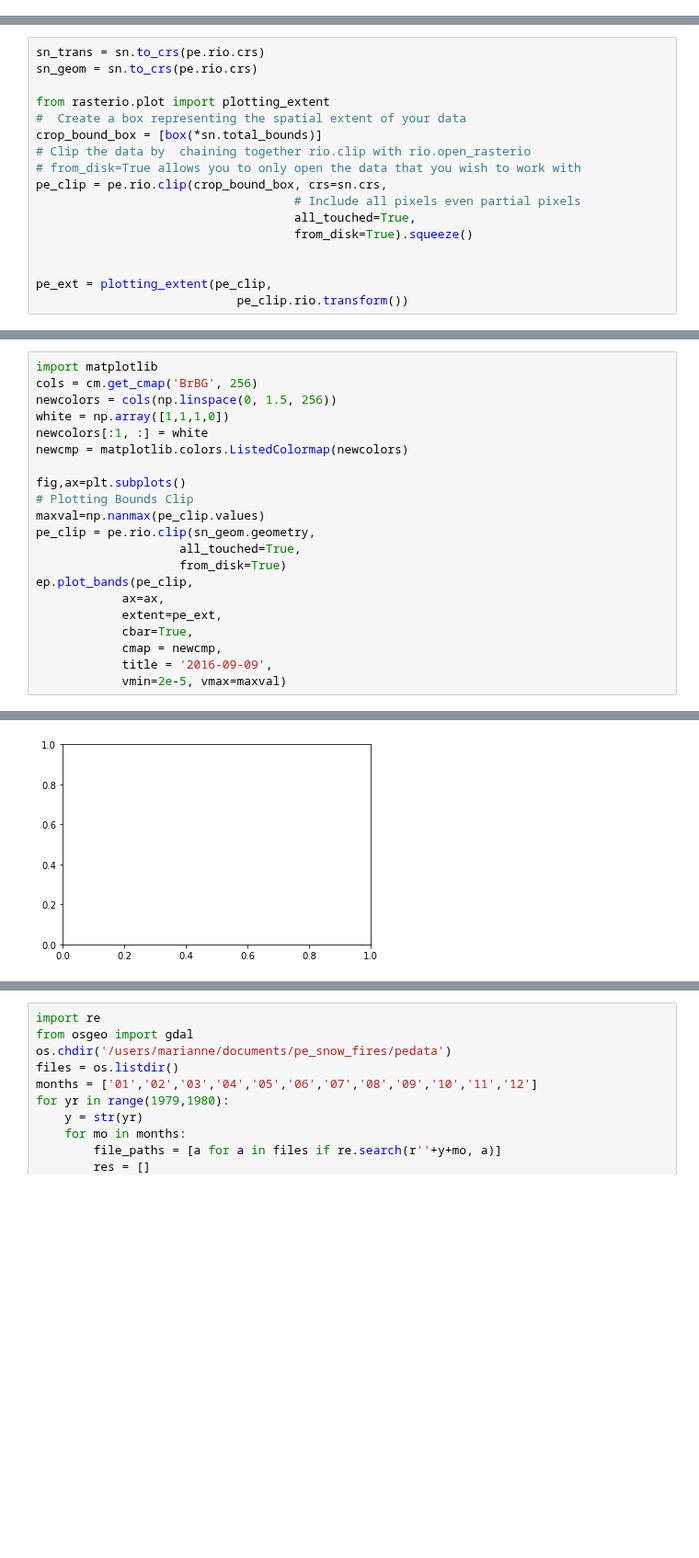
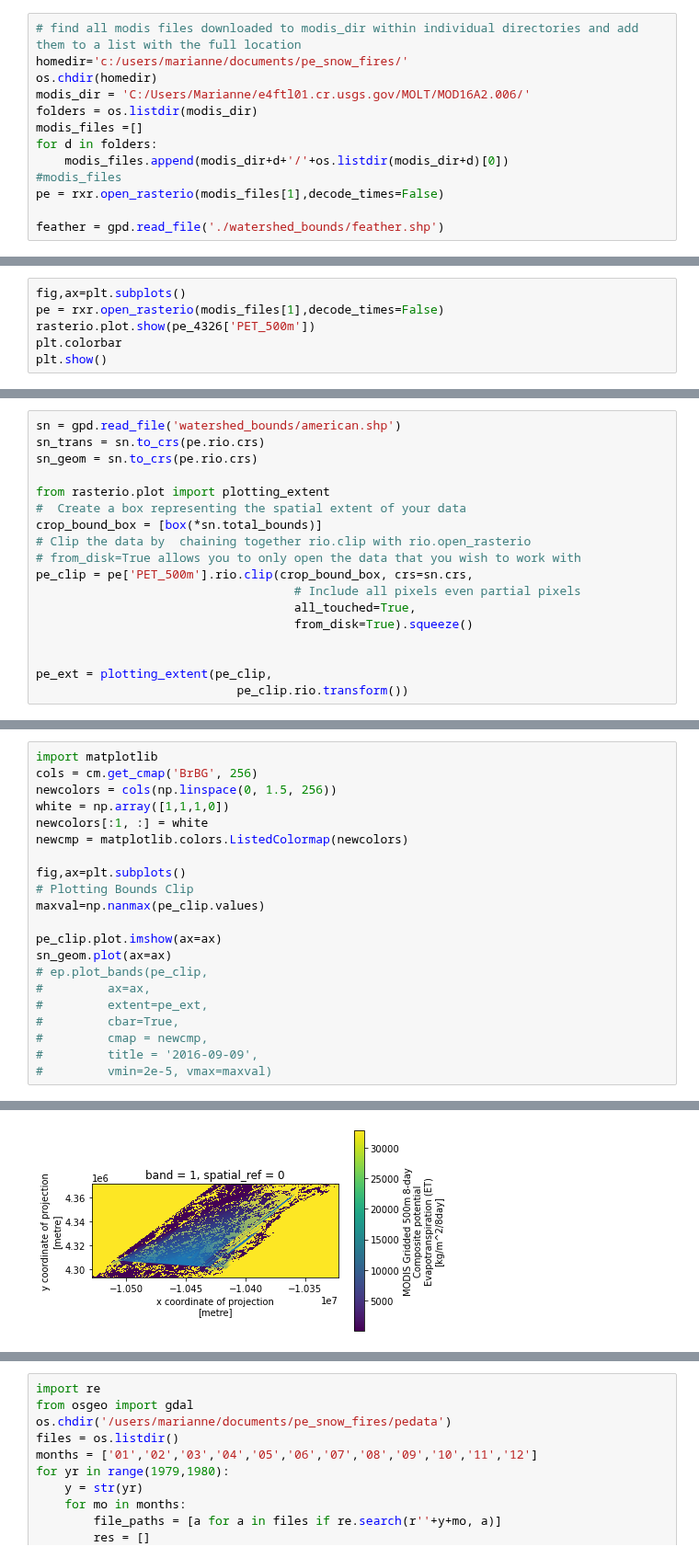
Before and after one commit to mariannecowherd/pe_snow_fires, a Jupyter notebook: scripts/pe_modis.ipynb, the cells around one changed output, grey strips where cells are left out. Shown at 92% size. Drawn from its saved outputs; the diff is of its cells as text; blank space fills up the shorter version.

Commit message:
fix projection issues with modis pe

```diff
--- a/scripts/pe_modis.ipynb
+++ b/scripts/pe_modis.ipynb
@@ -33,0 +24,13 @@ ep.plot_bands(pe,ax=ax,cmap='Blues',vmin=0, vmax=np.nanmax(pe.data))
+# %%
+# find all modis files downloaded to modis_dir within individual directories and add them to a list with the full location
+homedir='c:/users/marianne/documents/pe_snow_fires/'
+os.chdir(homedir)
+modis_dir = 'C:/Users/Marianne/e4ftl01.cr.usgs.gov/MOLT/MOD16A2.006/'
+folders = os.listdir(modis_dir)
+modis_files =[]
+for d in folders:
+    modis_files.append(modis_dir+d+'/'+os.listdir(modis_dir+d)[0])
+#modis_files
+pe = rxr.open_rasterio(modis_files[1],decode_times=False)
+
+feather = gpd.read_file('./watershed_bounds/feather.shp')
@@ -33,0 +39,6 @@ ep.plot_bands(pe,ax=ax,cmap='Blues',vmin=0, vmax=np.nanmax(pe.data))
+# %%
+fig,ax=plt.subplots()
+pe = rxr.open_rasterio(modis_files[1],decode_times=False)
+rasterio.plot.show(pe_4326['PET_500m'])
+plt.colorbar
+plt.show()
@@ -34,4 +126,5 @@ ep.plot_bands(pe,ax=ax,cmap='Blues',vmin=0, vmax=np.nanmax(pe.data))
 # %%
+sn = gpd.read_file('watershed_bounds/american.shp')
 sn_trans = sn.to_crs(pe.rio.crs)
 sn_geom = sn.to_crs(pe.rio.crs)
 
@@ -40,7 +133,7 @@ from rasterio.plot import plotting_extent
 crop_bound_box = [box(*sn.total_bounds)]
 # Clip the data by  chaining together rio.clip with rio.open_rasterio
 # from_disk=True allows you to only open the data that you wish to work with
-pe_clip = pe.rio.clip(crop_bound_box, crs=sn.crs,
+pe_clip = pe['PET_500m'].rio.clip(crop_bound_box, crs=sn.crs,
                                     # Include all pixels even partial pixels
                                     all_touched=True,
                                     from_disk=True).squeeze()
@@ -61,14 +152,14 @@ newcmp = matplotlib.colors.ListedColormap(newcolors)
 fig,ax=plt.subplots()
 # Plotting Bounds Clip
 maxval=np.nanmax(pe_clip.values)
-pe_clip = pe.rio.clip(sn_geom.geometry,
-                    all_touched=True,
-                    from_disk=True)
-ep.plot_bands(pe_clip,
-            ax=ax,
-            extent=pe_ext,
-            cbar=True,
-            cmap = newcmp,
-            title = '2016-09-09',
-            vmin=2e-5, vmax=maxval)
+
+pe_clip.plot.imshow(ax=ax)
+sn_geom.plot(ax=ax)
+# ep.plot_bands(pe_clip,
+#         ax=ax,
+#         extent=pe_ext,
+#         cbar=True,
+#         cmap = newcmp,
+#         title = '2016-09-09',
+#         vmin=2e-5, vmax=maxval)
 # %% [output]
@@ -76 +167 @@ NameError: name 'pe_clip' is not defined
-[figure, old version]
+[figure, new version]
```
Also changed, not shown: parts of 29 cells of this notebook.
